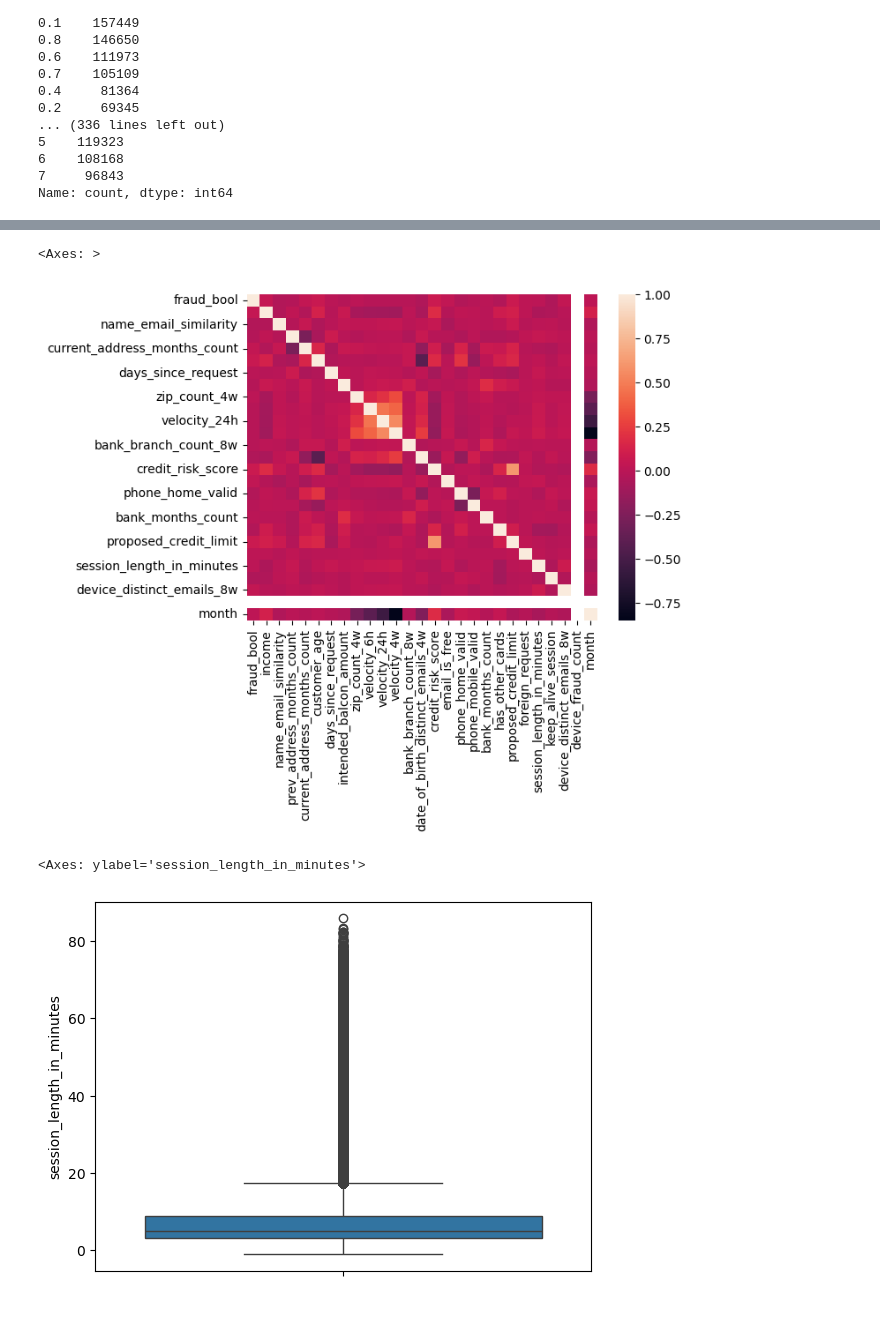
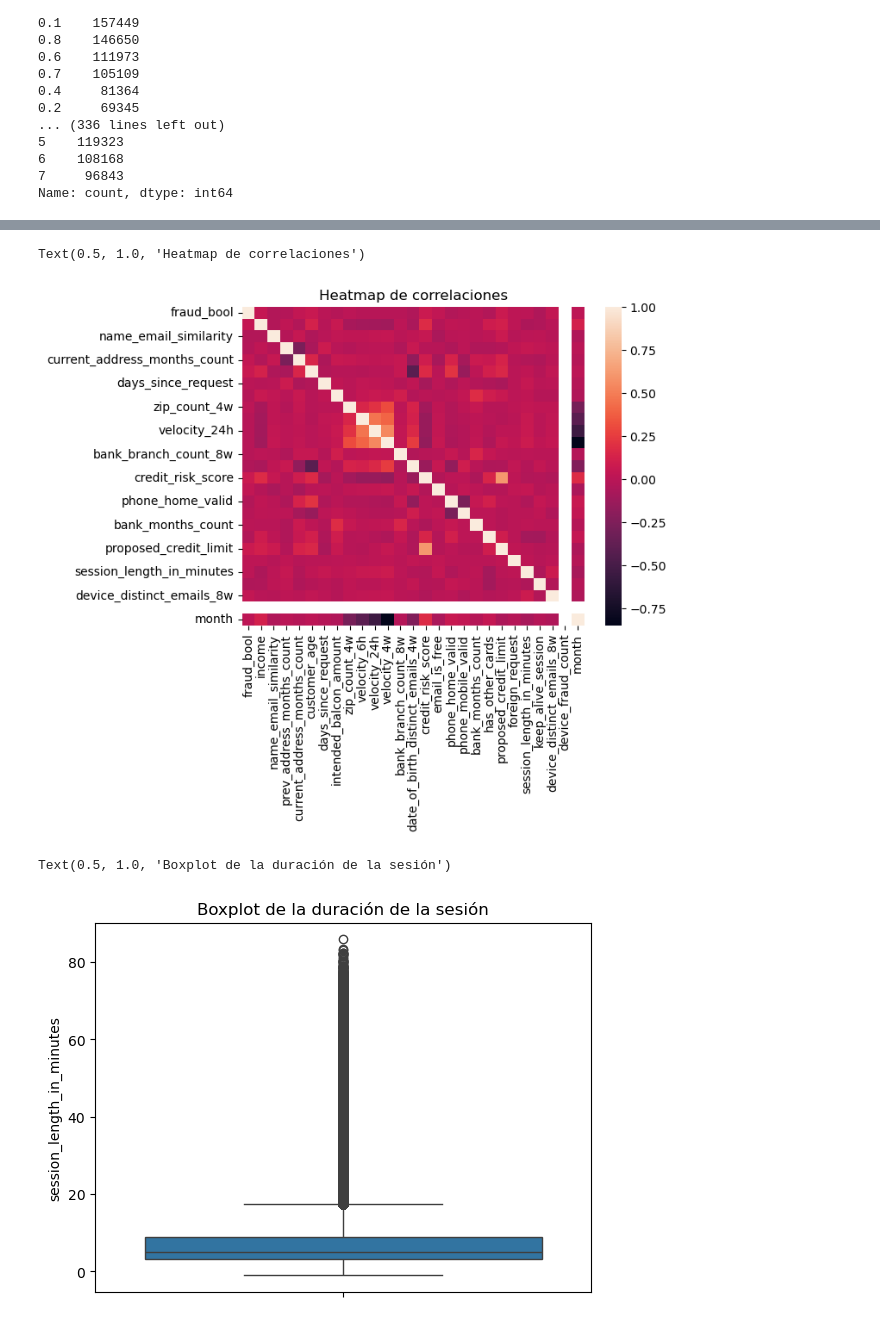
Before and after one commit to Jxweyy/CUNEF_APRENDIZAJE_AUTOMATICO, a Jupyter notebook: EDA/EDA.ipynb, the cells around one changed output, grey strips where cells are left out. Drawn from its saved outputs; the diff is of its cells as text; code cells hidden in the pictures.

```diff
--- a/EDA/EDA.ipynb
+++ b/EDA/EDA.ipynb
@@ -98,11 +99,13 @@ sns.barplot(data=edades, x=edades["customer_age"], y=edades["count"])
 correlaciones = df.corr(numeric_only=True)
 # %%
 sns.heatmap(data=correlaciones)
+plt.title("Heatmap de correlaciones")
 # %% [output]
-<Axes: >
+Text(0.5, 1.0, 'Heatmap de correlaciones')
-[figure, old version]
+[figure, new version]
 # %%
 sns.boxplot(df["session_length_in_minutes"])
+plt.title("Boxplot de la duración de la sesión")
 # %% [output]
-<Axes: ylabel='session_length_in_minutes'>
+Text(0.5, 1.0, 'Boxplot de la duración de la sesión')
-[figure, old version]
+[figure, new version]
```
Also changed, not shown: parts of 9 cells of this notebook.
